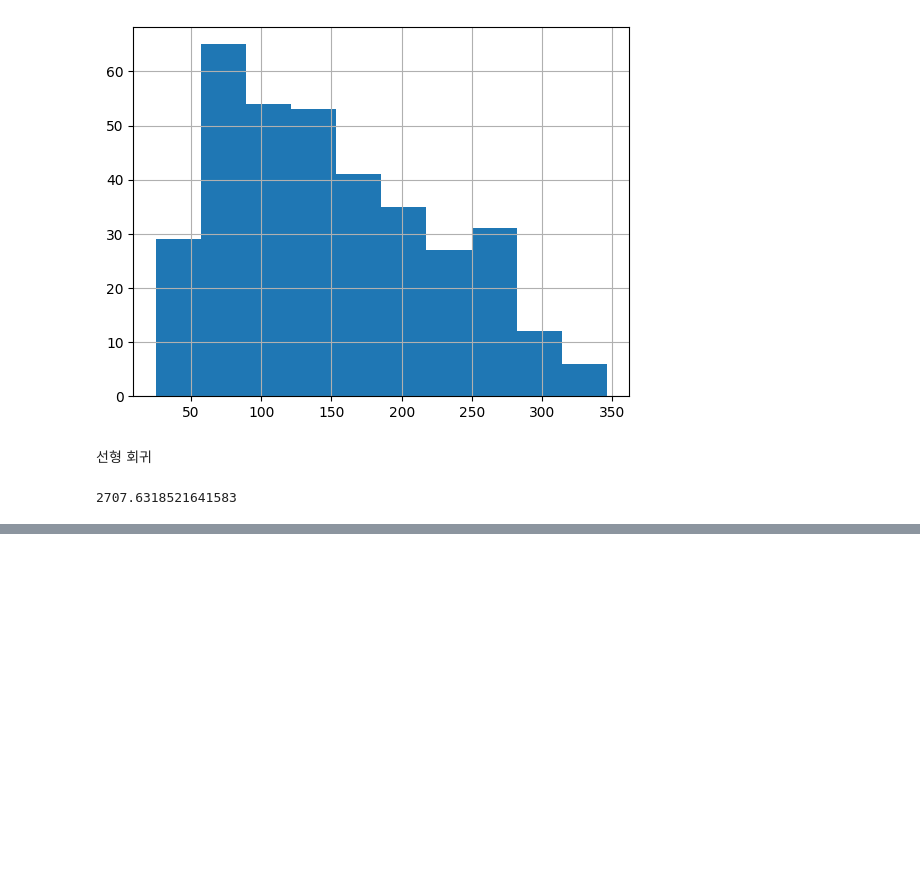
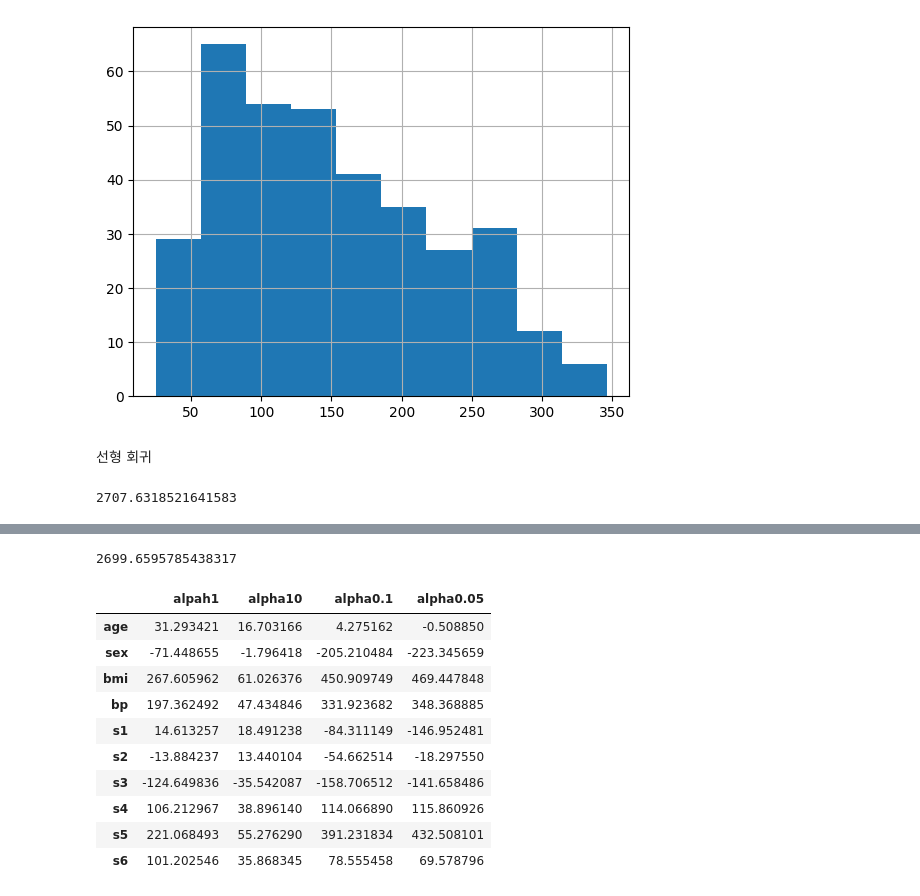
Before and after one commit to HWMV/MachineLearn, a Jupyter notebook: Machine_Learning6.ipynb, the cells around one changed output, grey strips where cells are left out. Saved outputs shown, nothing was run; the diff lists cells and outputs as text; code cells hidden in the pictures; blank space fills up the shorter version.

```diff
--- a/Machine_Learning6.ipynb
+++ b/Machine_Learning6.ipynb
@@ -77,0 +95,6 @@ mean_squared_error(y_test, pred)    # mse로 평가해보기
+# %%
+# 회귀 계수 확인 (오차가 릿지가 더 크기 때문에 조절)
+coef = pd.DataFrame(data=model.coef_,
+                    index=x_train.columns,
+                    columns=['alpah1'])
+coef
@@ -77,0 +113,6 @@ mean_squared_error(y_test, pred)    # mse로 평가해보기
+# %%
+# 릿지 회귀 (alpha=10)
+model = Ridge(alpha=10) # alpha1 로 규제할 예정
+model.fit(x_train, y_train)
+pred = model.predict(x_test)
+mean_squared_error(y_test, pred)
@@ -77,0 +121,4 @@ mean_squared_error(y_test, pred)    # mse로 평가해보기
+# %%
+# 회귀 계수 (alpha=10 일때)
+coef['alpha10'] = model.coef_
+coef
@@ -77,0 +137,24 @@ mean_squared_error(y_test, pred)    # mse로 평가해보기
+# %%
+# 릿지 회귀 (alpha=0.05)
+model = Ridge(alpha=0.05) # alpha1 로 규제할 예정
+model.fit(x_train, y_train)
+pred = model.predict(x_test)
+mean_squared_error(y_test, pred)
+# %% [output]
+2699.6595785438317
+# %%
+# 회귀 계수 (0.1 일때 저장)
+coef['alpha0.05'] = model.coef_
+coef
+# %% [output]
+|  | alpah1 | alpha10 | alpha0.1 | alpha0.05 |
+| age | 31.293421 | 16.703166 | 4.275162 | -0.508850 |
+| sex | -71.448655 | -1.796418 | -205.210484 | -223.345659 |
+| bmi | 267.605962 | 61.026376 | 450.909749 | 469.447848 |
+| bp | 197.362492 | 47.434846 | 331.923682 | 348.368885 |
+| s1 | 14.613257 | 18.491238 | -84.311149 | -146.952481 |
+| s2 | -13.884237 | 13.440104 | -54.662514 | -18.297550 |
+| s3 | -124.649836 | -35.542087 | -158.706512 | -141.658486 |
+| s4 | 106.212967 | 38.896140 | 114.066890 | 115.860926 |
+| s5 | 221.068493 | 55.276290 | 391.231834 | 432.508101 |
+| s6 | 101.202546 | 35.868345 | 78.555458 | 69.578796 |
```
Also changed, not shown: parts of 24 cells of this notebook.
